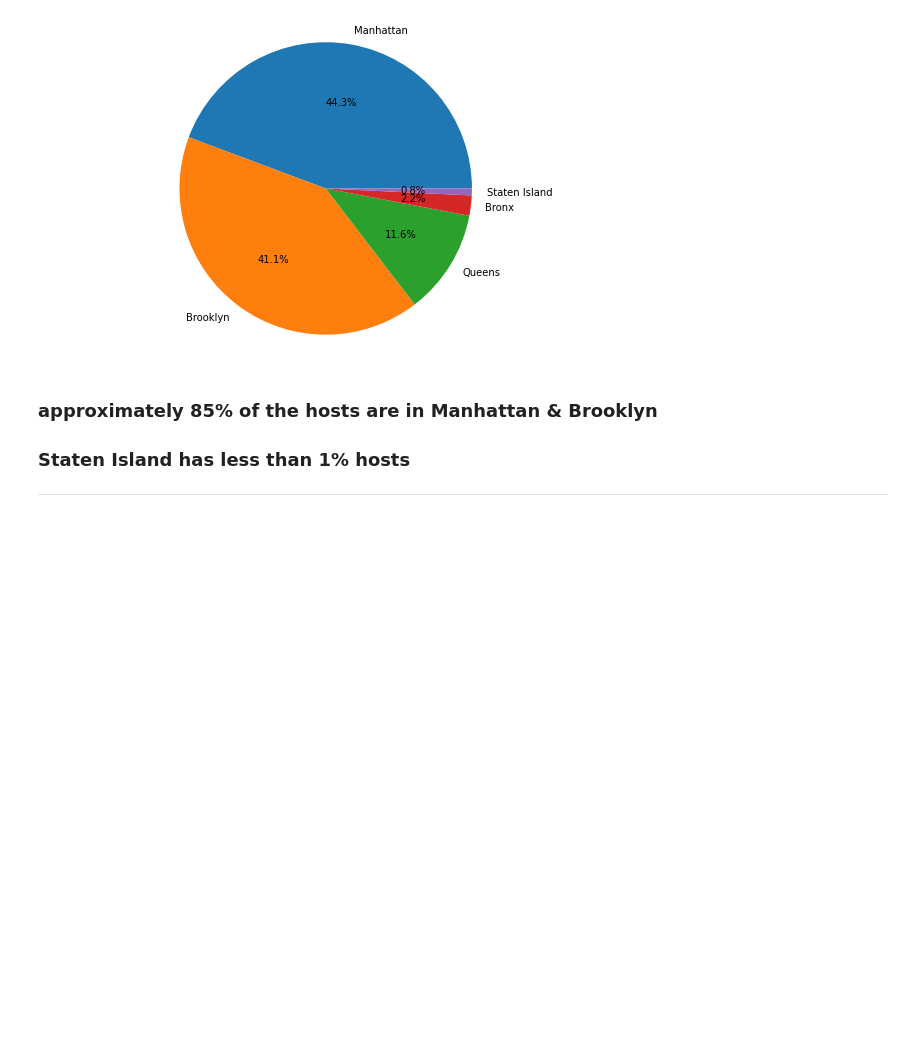
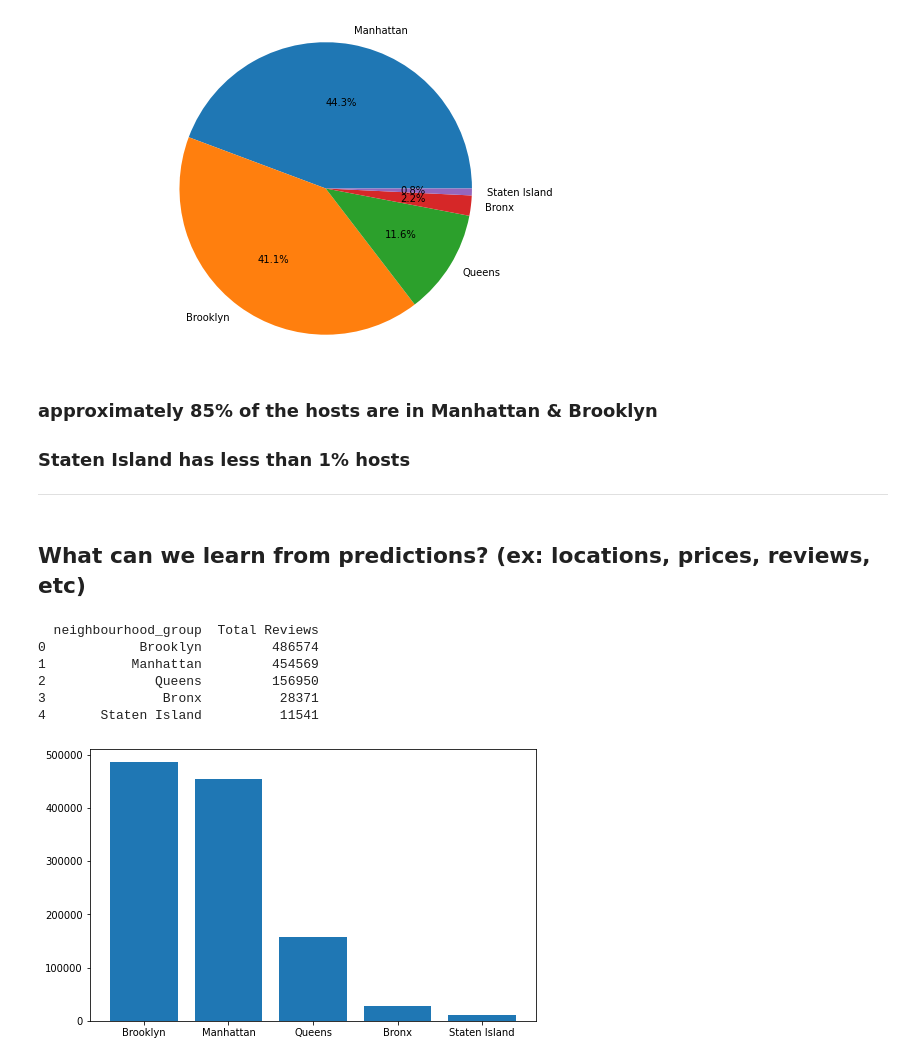
Before and after one commit to mohd-sahil/Airbnb-Bookings-Analysis-EDA, a Jupyter notebook: Airbnb_Bookings_Analysis_Capstone_Project.ipynb, the cells around one changed output. Drawn from its saved outputs; the diff is of its cells as text; code cells hidden in the pictures; blank space fills up the shorter version.

Commit message:
areas v/s number of reviews

```diff
--- a/Airbnb_Bookings_Analysis_Capstone_Project.ipynb
+++ b/Airbnb_Bookings_Analysis_Capstone_Project.ipynb
@@ -162,3 +162,24 @@ plt.show()
 ### Staten Island has less than 1% hosts
 
 ---
+# %% [markdown]
+## What can we learn from predictions? (ex: locations, prices, reviews, etc)
+# %%
+# Areas v/s number of reviews (it shows which ngh_grp has highest reviews)
+
+
+df_nghGrp_num_rvws = df.groupby(['neighbourhood_group'])['number_of_reviews'].sum().sort_values(ascending = False).to_frame(name ='Total Reviews').reset_index()
+print(df_nghGrp_num_rvws,'\n\n\n')
+
+# visualization
+plt.rcParams['figure.figsize'] = (8, 5)
+plt.bar(df_nghGrp_num_rvws['neighbourhood_group'], height = df_nghGrp_num_rvws['Total Reviews'],width = 0.8 )
+plt.show()
+# %% [output]
+  neighbourhood_group  Total Reviews
+0            Brooklyn         486574
+1           Manhattan         454569
+2              Queens         156950
+3               Bronx          28371
+4       Staten Island          11541
+[figure, added]
```
Also changed, not shown: parts of 1 cell of this notebook.
